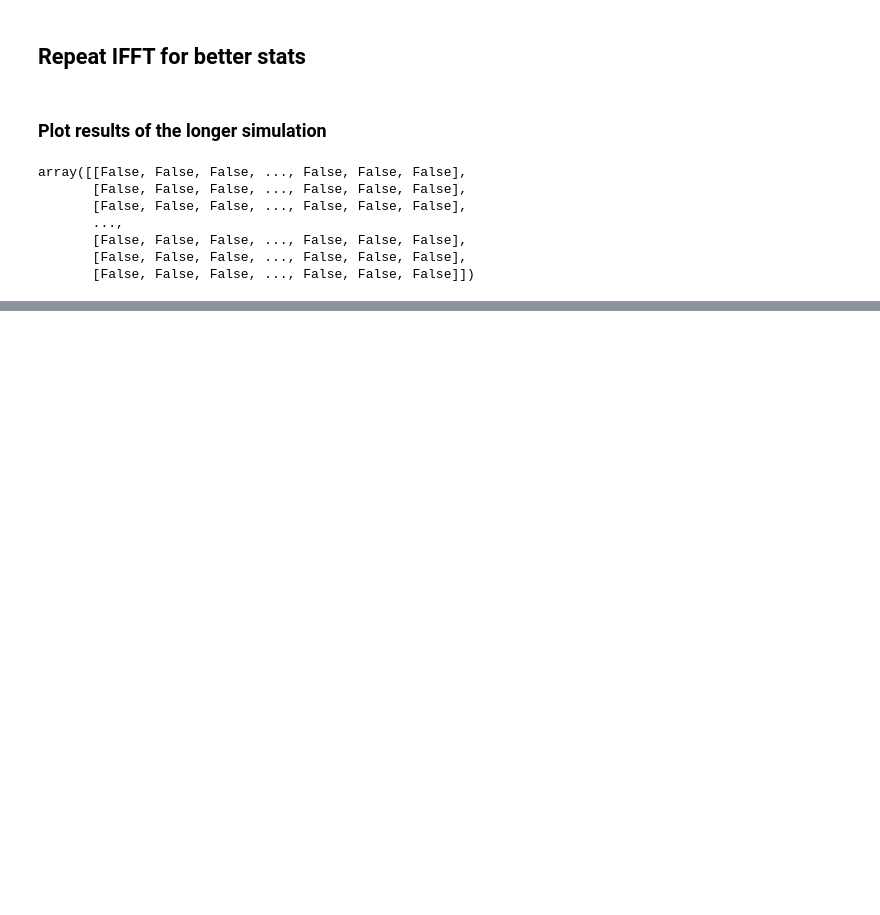
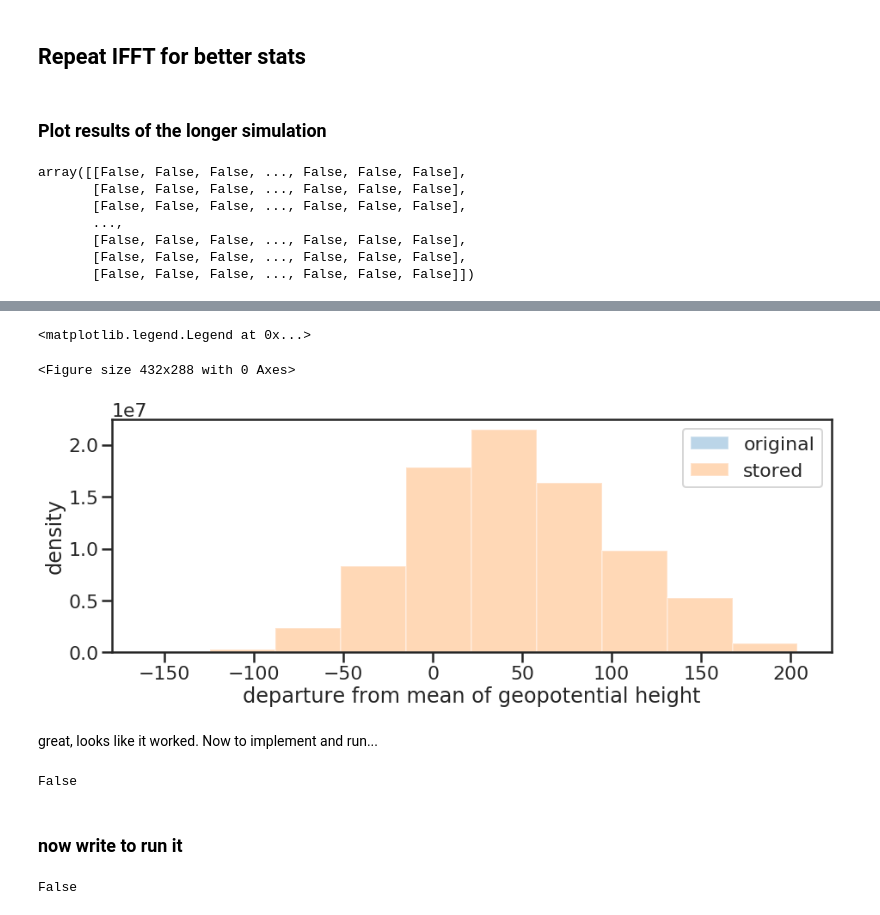
Before and after one commit to csyhuang/python-climate-data-processing, a Jupyter notebook: submission_from_claire/40.5N-processing/extendedifft_randomphase.ipynb, the cells around one changed output, grey strips where cells are left out. Cells and saved outputs as stored; diff of their text form; code cells hidden in the pictures; blank space fills up the shorter version.

```diff
--- a/submission_from_claire/40.5N-processing/extendedifft_randomphase.ipynb
+++ b/submission_from_claire/40.5N-processing/extendedifft_randomphase.ipynb
@@ -562,0 +571,40 @@ No handles with labels found to put in legend.
+# %%
+original_set = combined(avg_amps[1], 10)
+# %%
+long_sequence = np.sort(original_set, axis=-1)
+compressed_list = []
+
+for j in range(240):
+    compressed_list_j = []
+    last_element = None
+    for i, element in enumerate(long_sequence[j]):
+        newe = int(np.real(element))
+        if newe == last_element: continue
+        else:
+            compressed_list_j.append((i, newe))
+            last_element = newe
+
+    compressed_list.append(compressed_list_j)
+# %%
+#plot these to compare and tell if they are ok
+flat_original = np.real(flatten(original_set))
+flat_second = flatten(compressed_list)
+unzipped = list(zip(*flat_second))
+# %%
+#show histograms to see if storage looks accurate.
+plt.clf();
+plt.figure(figsize=(15, 5));
+
+plt.hist(flat_original, label = "original", alpha = 0.3, density=True, bins = 40)
+plt.hist(x = unzipped[1], weights = unzipped[0], label = "stored", alpha = 0.3)
+
+plt.ylabel("density")
+plt.xlabel("departure from mean of geopotential height")
+plt.legend()
+#plt.show()
+# %% [output]
+<matplotlib.legend.Legend at 0x...>
+<Figure size 432x288 with 0 Axes>
+[figure, added]
+# %% [markdown]
+great, looks like it worked. Now to implement and run...
@@ -562,0 +629,8 @@ No handles with labels found to put in legend.
+# %%
+#check if it works
+second_test = compressed(original_set)
+flat_test = flatten(second_test)
+
+flat_second == flat_test
+# %% [output]
+False
@@ -562,0 +642,2 @@ No handles with labels found to put in legend.
+# %% [markdown]
+### now write to run it
@@ -562,0 +665,4 @@ No handles with labels found to put in legend.
+# %%
+repeated_comp[2][1] == repeated_comp[2][0]
+# %% [output]
+False
```
Also changed, not shown: parts of 19 cells of this notebook, 1 other file.
